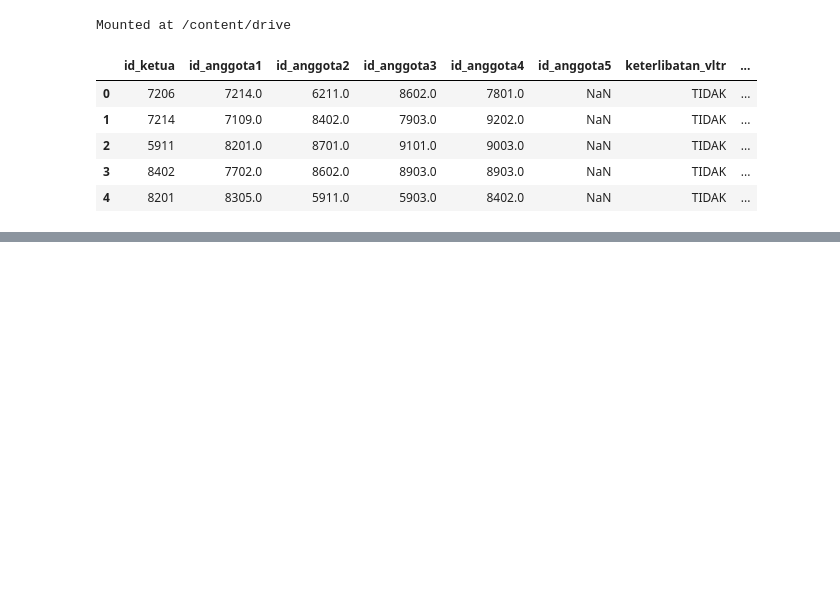
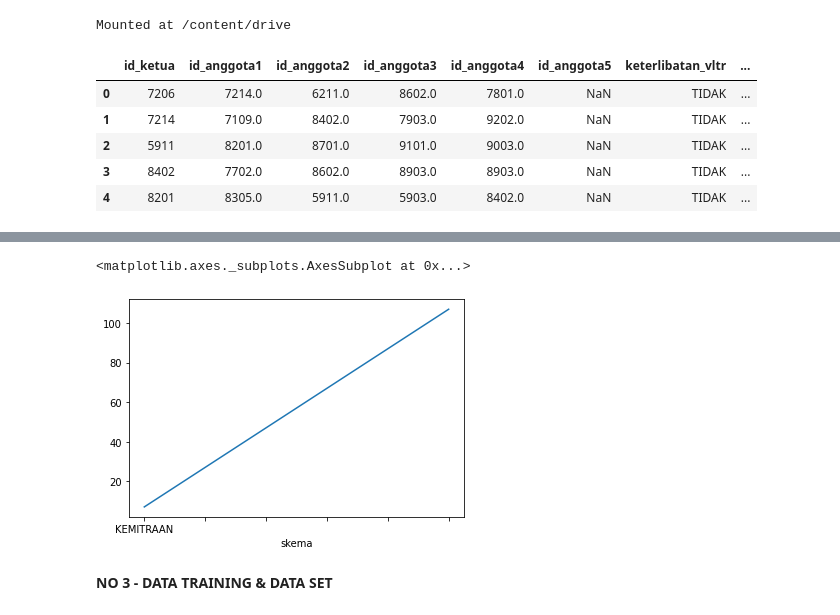
Before and after one commit to almirars/MachineLearning, a Jupyter notebook: Kuis_2.ipynb, the cells around one changed output, grey strips where cells are left out. Saved outputs shown, nothing was run; the diff lists cells and outputs as text; code cells hidden in the pictures; blank space fills up the shorter version.

```diff
--- a/Kuis_2.ipynb
+++ b/Kuis_2.ipynb
@@ -101,0 +80,7 @@ NameError: ignored
+# %%
+data.groupby('skema').jml_vltr_terlibat.sum().plot.line()
+# %% [output]
+<matplotlib.axes._subplots.AxesSubplot at 0x...>
+[figure, added]
+# %% [markdown]
+**NO 3 - DATA TRAINING & DATA SET**
```
Also changed, not shown: parts of 27 cells of this notebook.
